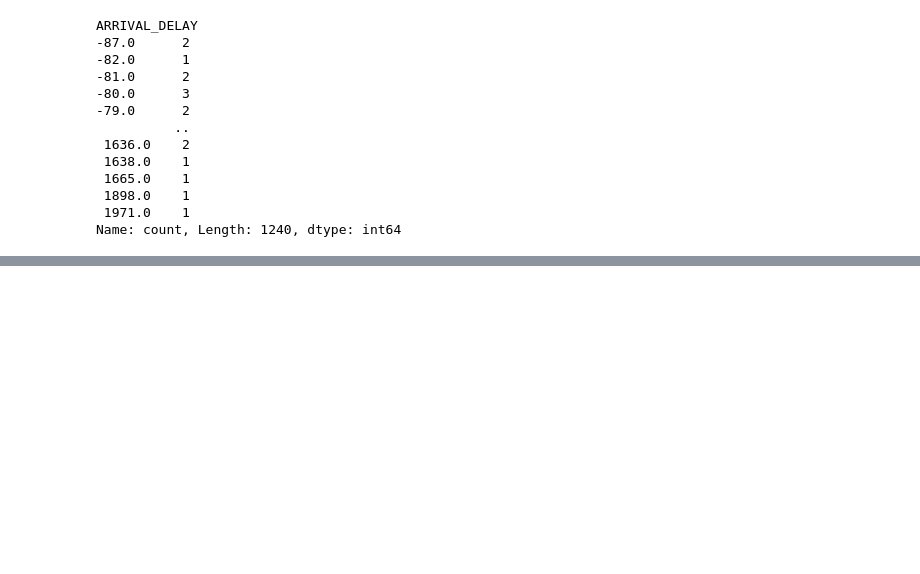
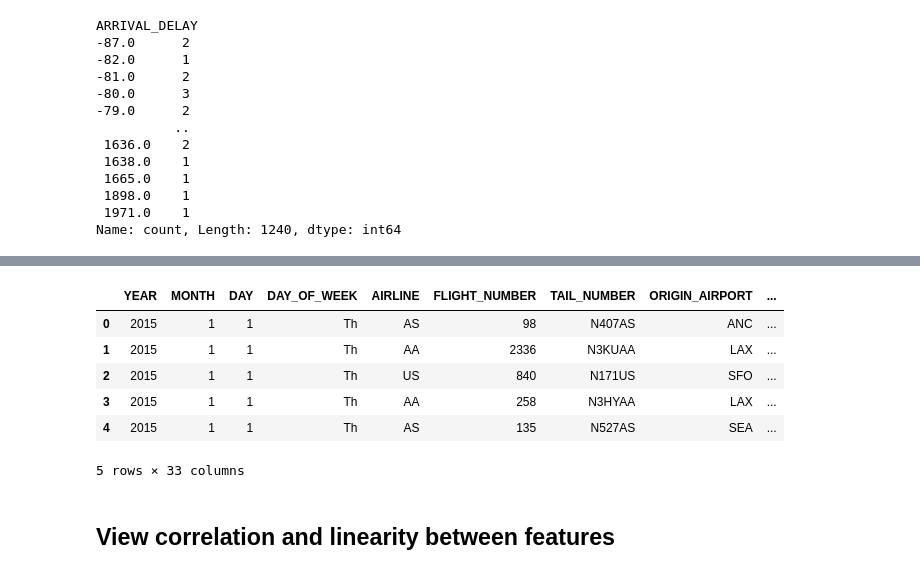
Before and after one commit to nam0mi/FlightDelayPredictor, a Jupyter notebook: FlightDelayPredictor.ipynb, the cells around one changed output, grey strips where cells are left out. Cells and saved outputs as stored; diff of their text form; code cells hidden in the pictures; blank space fills up the shorter version.

```diff
--- a/FlightDelayPredictor.ipynb
+++ b/FlightDelayPredictor.ipynb
@@ -127,3 +269,28 @@ Name: count, Length: 1240, dtype: int64
+# %%
+#remove join on airports and origin airport
+df.drop(['AIRPORT', 'CITY','STATE', 'COUNTRY', 'LATITUDE', "LONGITUDE"], axis=1, inplace=True)
+# %%
+#now join on destination airport
+df = df.join(airports.set_index('IATA_CODE'), on='DESTINATION_AIRPORT', how='inner')
+# %%
+# map destination airport states into regions
+df['DA_grouped'] = df['STATE'].map(group_states)
+# %%
+# remove airport information since we don't need it anymore
+df.drop(['AIRPORT', 'CITY','STATE', 'COUNTRY', 'LATITUDE', "LONGITUDE"], axis=1, inplace=True)
+# %%
+# now we have grouped airport regions so one hot encoding them will be much easier
+df.head()
+# %% [output]
+|  | YEAR | MONTH | DAY | DAY_OF_WEEK | AIRLINE | FLIGHT_NUMBER | TAIL_NUMBER | ORIGIN_AIRPORT | ... |
+| 0 | 2015 | 1 | 1 | Th | AS | 98 | N407AS | ANC | ... |
+| 1 | 2015 | 1 | 1 | Th | AA | 2336 | N3KUAA | LAX | ... |
+| 2 | 2015 | 1 | 1 | Th | US | 840 | N171US | SFO | ... |
+| 3 | 2015 | 1 | 1 | Th | AA | 258 | N3HYAA | LAX | ... |
+| 4 | 2015 | 1 | 1 | Th | AS | 135 | N527AS | SEA | ... |
+5 rows × 33 columns
+# %% [markdown]
+## View correlation and linearity between features
 # %%
 df.columns
 # %% [output]
```
Also changed, not shown: parts of 18 cells of this notebook.
